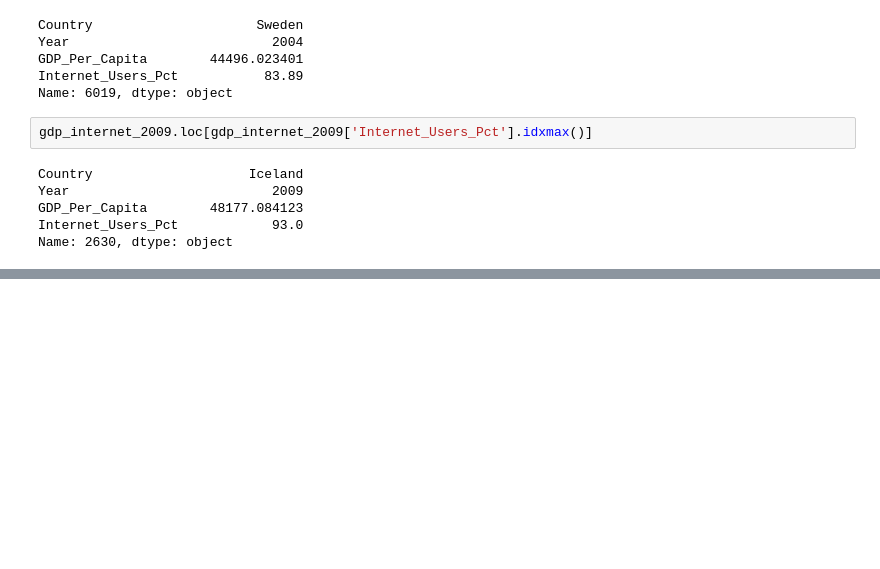
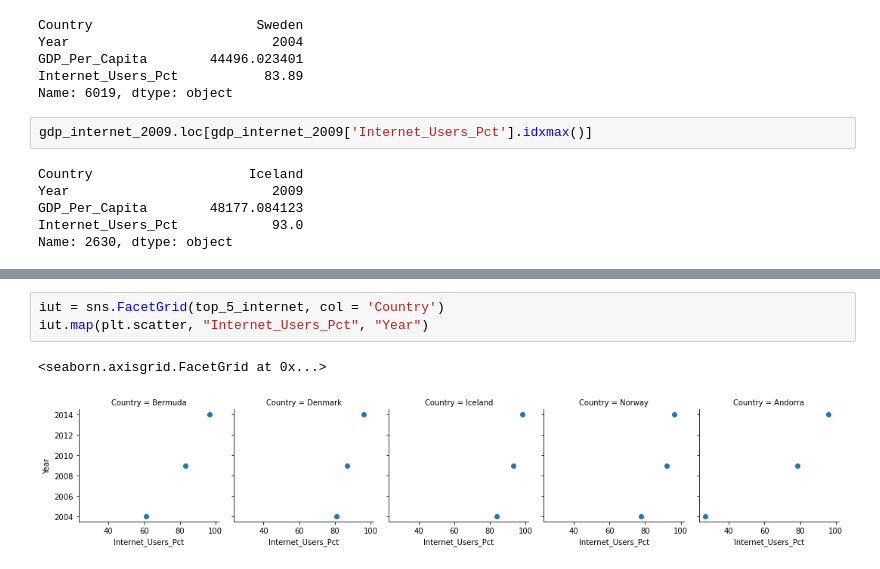
Before and after one commit to NSS-Data-Analytics-Cohort-7/gdp-and-internet-usage-matt-botschner, a Jupyter notebook: Notebook/Gross_Domestic_Product_and_Internet_Usage.ipynb, the cells around one changed output, grey strips where cells are left out. Cells and saved outputs as stored; diff of their text form; blank space fills up the shorter version.

```diff
--- a/Notebook/Gross_Domestic_Product_and_Internet_Usage.ipynb
+++ b/Notebook/Gross_Domestic_Product_and_Internet_Usage.ipynb
@@ -394,0 +390,6 @@ ValueError: Could not interpret value `Year` for parameter `x`
+# %%
+iut = sns.FacetGrid(top_5_internet, col = 'Country')
+iut.map(plt.scatter, "Internet_Users_Pct", "Year")
+# %% [output]
+<seaborn.axisgrid.FacetGrid at 0x...>
+[figure, added]
```
Also changed, not shown: parts of 61 cells of this notebook.
